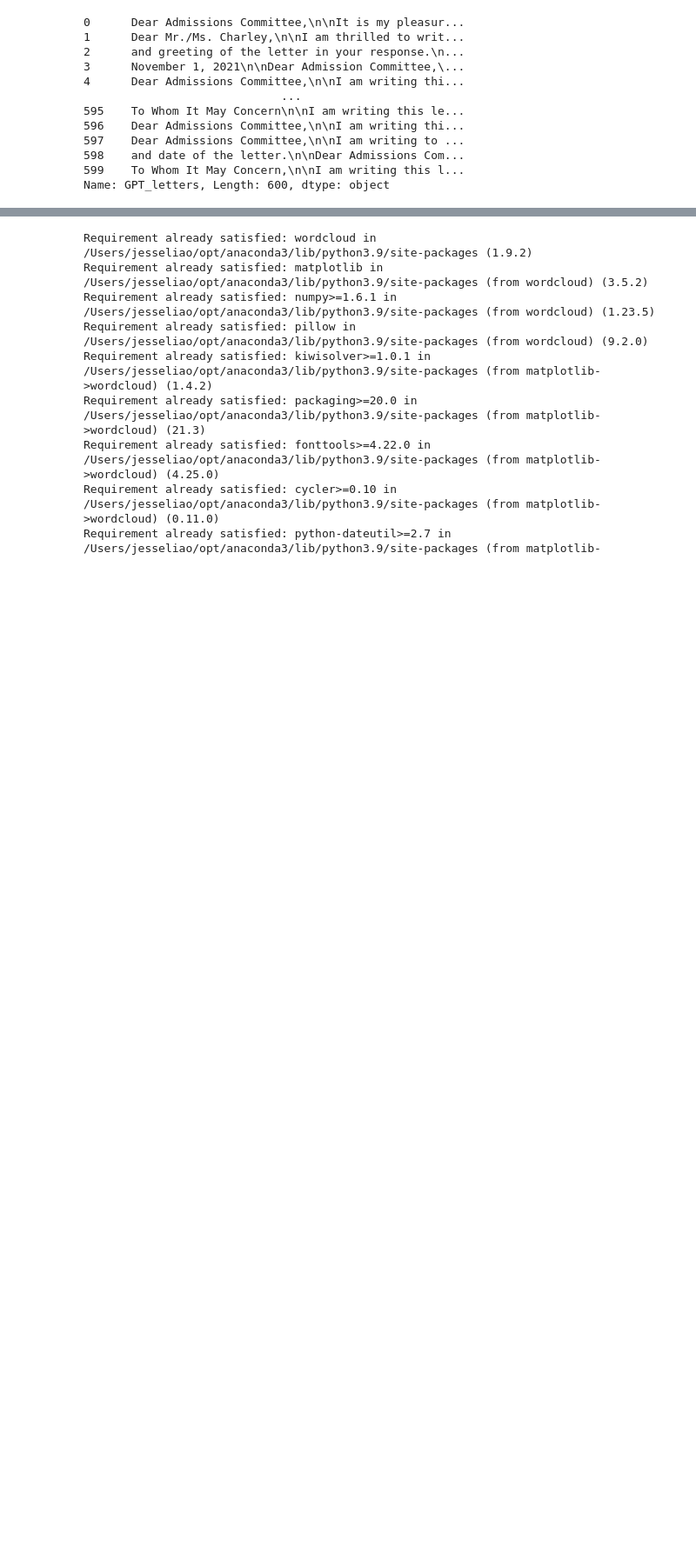
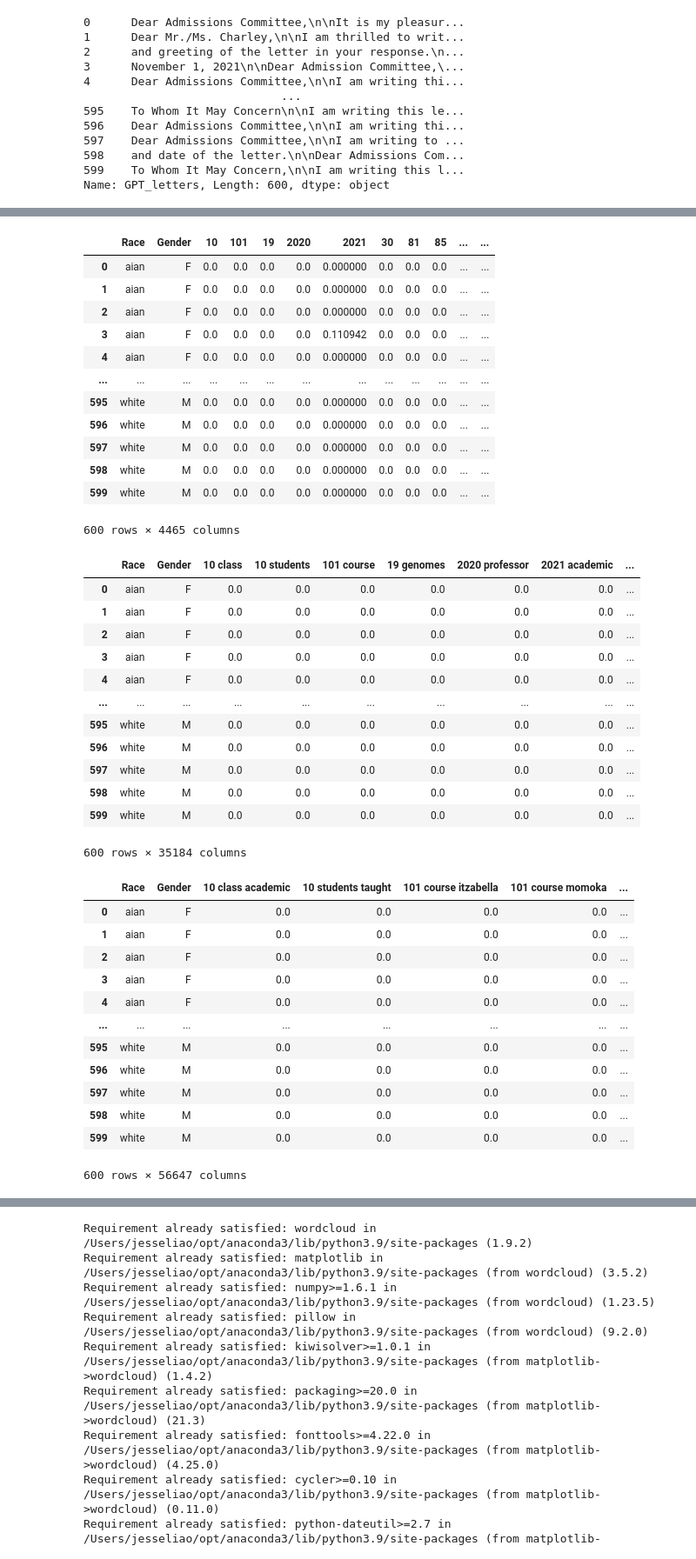
Before and after one commit to wohmas/Group13_Project, a Jupyter notebook: Project.ipynb, the cells around one changed output, grey strips where cells are left out. Shown at 87% size. Cells and saved outputs as stored; diff of their text form; code cells hidden in the pictures; blank space fills up the shorter version.

```diff
--- a/Project.ipynb
+++ b/Project.ipynb
@@ -137 +102,76 @@ display(name_scores)
+# %%
+from sklearn.feature_extraction.text import TfidfVectorizer
+
+documents = full_names['GPT_letters'].copy()
+
+# process data with tf-idf and exclude common stopwords
+term_vectorizer = TfidfVectorizer(stop_words='english')
+bigram_vectorizer = TfidfVectorizer(ngram_range=(2, 2), stop_words='english')
+trigram_vectorizer = TfidfVectorizer(ngram_range=(3, 3), stop_words='english')
+
+term_scores = term_vectorizer.fit_transform(documents).toarray()
+bigram_scores = bigram_vectorizer.fit_transform(documents).toarray()
+trigram_scores = trigram_vectorizer.fit_transform(documents).toarray()
+
+# associate term scores with race and gender table
+terms = term_vectorizer.get_feature_names_out()
+term_tab = pd.DataFrame(term_scores, columns=terms)
+term_tab.insert(0, 'Race', full_names['predominant'])
+term_tab.insert(1, 'Gender', full_names['gender'])
+
+# associate term scores with race and gender table
+bigrams = bigram_vectorizer.get_feature_names_out()
+bigram_tab = pd.DataFrame(bigram_scores, columns=bigrams)
+bigram_tab.insert(0, 'Race', full_names['predominant'])
+bigram_tab.insert(1, 'Gender', full_names['gender'])
+
+# associate term scores with race and gender table
+trigrams = trigram_vectorizer.get_feature_names_out()
+trigram_tab = pd.DataFrame(trigram_scores, columns=trigrams)
+trigram_tab.insert(0, 'Race', full_names['predominant'])
+trigram_tab.insert(1, 'Gender', full_names['gender'])
+
+# display(term_tab)
+# display(bigram_tab)
+# display(trigram_tab)
+# %% [output]
+|  | Race | Gender | 10 | 101 | 19 | 2020 | 2021 | 30 | 81 | 85 | ... | ... |
+| 0 | aian | F | 0.0 | 0.0 | 0.0 | 0.0 | 0.000000 | 0.0 | 0.0 | 0.0 | ... | ... |
+| 1 | aian | F | 0.0 | 0.0 | 0.0 | 0.0 | 0.000000 | 0.0 | 0.0 | 0.0 | ... | ... |
+| 2 | aian | F | 0.0 | 0.0 | 0.0 | 0.0 | 0.000000 | 0.0 | 0.0 | 0.0 | ... | ... |
+| 3 | aian | F | 0.0 | 0.0 | 0.0 | 0.0 | 0.110942 | 0.0 | 0.0 | 0.0 | ... | ... |
+| 4 | aian | F | 0.0 | 0.0 | 0.0 | 0.0 | 0.000000 | 0.0 | 0.0 | 0.0 | ... | ... |
+| ... | ... | ... | ... | ... | ... | ... | ... | ... | ... | ... | ... | ... |
+| 595 | white | M | 0.0 | 0.0 | 0.0 | 0.0 | 0.000000 | 0.0 | 0.0 | 0.0 | ... | ... |
+| 596 | white | M | 0.0 | 0.0 | 0.0 | 0.0 | 0.000000 | 0.0 | 0.0 | 0.0 | ... | ... |
+| 597 | white | M | 0.0 | 0.0 | 0.0 | 0.0 | 0.000000 | 0.0 | 0.0 | 0.0 | ... | ... |
+| 598 | white | M | 0.0 | 0.0 | 0.0 | 0.0 | 0.000000 | 0.0 | 0.0 | 0.0 | ... | ... |
+| 599 | white | M | 0.0 | 0.0 | 0.0 | 0.0 | 0.000000 | 0.0 | 0.0 | 0.0 | ... | ... |
+600 rows × 4465 columns
+|  | Race | Gender | 10 class | 10 students | 101 course | 19 genomes | 2020 professor | 2021 academic | ... |
+| 0 | aian | F | 0.0 | 0.0 | 0.0 | 0.0 | 0.0 | 0.0 | ... |
+| 1 | aian | F | 0.0 | 0.0 | 0.0 | 0.0 | 0.0 | 0.0 | ... |
+| 2 | aian | F | 0.0 | 0.0 | 0.0 | 0.0 | 0.0 | 0.0 | ... |
+| 3 | aian | F | 0.0 | 0.0 | 0.0 | 0.0 | 0.0 | 0.0 | ... |
+| 4 | aian | F | 0.0 | 0.0 | 0.0 | 0.0 | 0.0 | 0.0 | ... |
+| ... | ... | ... | ... | ... | ... | ... | ... | ... | ... |
+| 595 | white | M | 0.0 | 0.0 | 0.0 | 0.0 | 0.0 | 0.0 | ... |
+| 596 | white | M | 0.0 | 0.0 | 0.0 | 0.0 | 0.0 | 0.0 | ... |
+| 597 | white | M | 0.0 | 0.0 | 0.0 | 0.0 | 0.0 | 0.0 | ... |
+| 598 | white | M | 0.0 | 0.0 | 0.0 | 0.0 | 0.0 | 0.0 | ... |
+| 599 | white | M | 0.0 | 0.0 | 0.0 | 0.0 | 0.0 | 0.0 | ... |
+600 rows × 35184 columns
+|  | Race | Gender | 10 class academic | 10 students taught | 101 course itzabella | 101 course momoka | ... |
+| 0 | aian | F | 0.0 | 0.0 | 0.0 | 0.0 | ... |
+| 1 | aian | F | 0.0 | 0.0 | 0.0 | 0.0 | ... |
+| 2 | aian | F | 0.0 | 0.0 | 0.0 | 0.0 | ... |
+| 3 | aian | F | 0.0 | 0.0 | 0.0 | 0.0 | ... |
+| 4 | aian | F | 0.0 | 0.0 | 0.0 | 0.0 | ... |
+| ... | ... | ... | ... | ... | ... | ... | ... |
+| 595 | white | M | 0.0 | 0.0 | 0.0 | 0.0 | ... |
+| 596 | white | M | 0.0 | 0.0 | 0.0 | 0.0 | ... |
+| 597 | white | M | 0.0 | 0.0 | 0.0 | 0.0 | ... |
+| 598 | white | M | 0.0 | 0.0 | 0.0 | 0.0 | ... |
+| 599 | white | M | 0.0 | 0.0 | 0.0 | 0.0 | ... |
+600 rows × 56647 columns
 # %%
```
Also changed, not shown: parts of 9 cells of this notebook.
